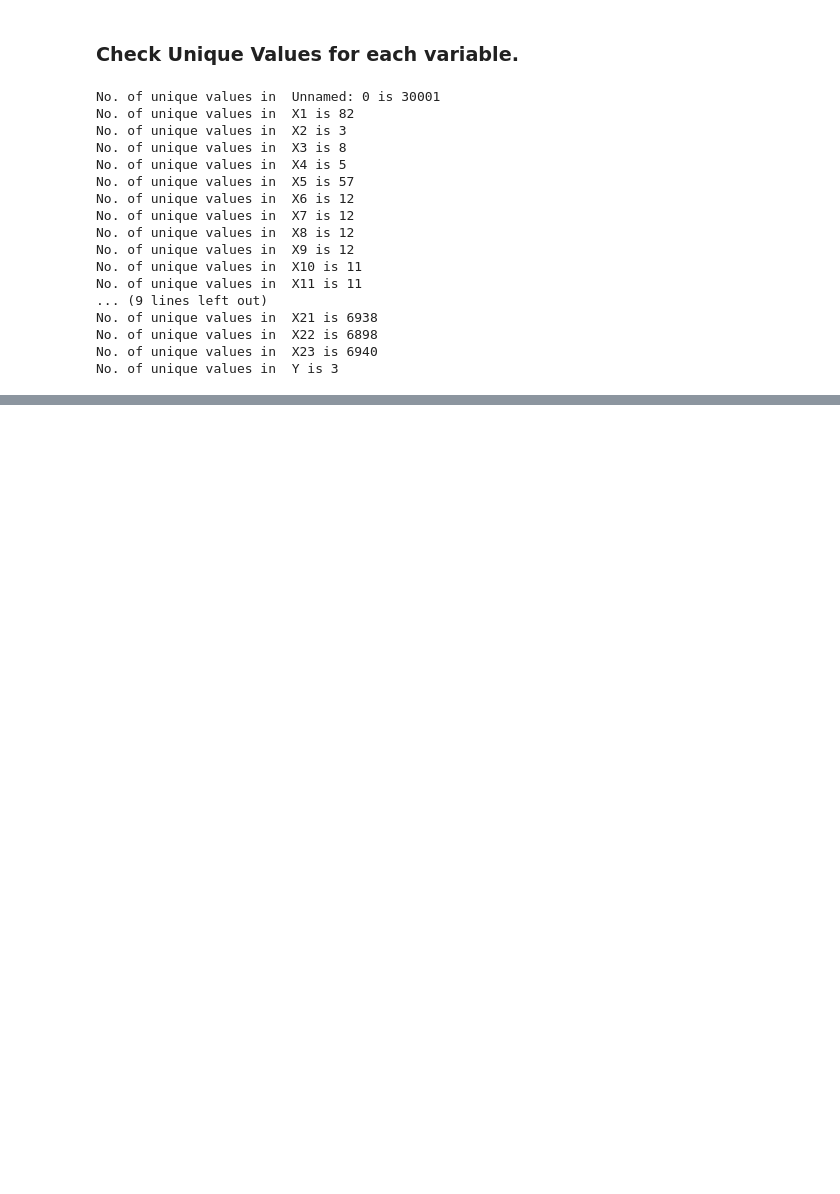
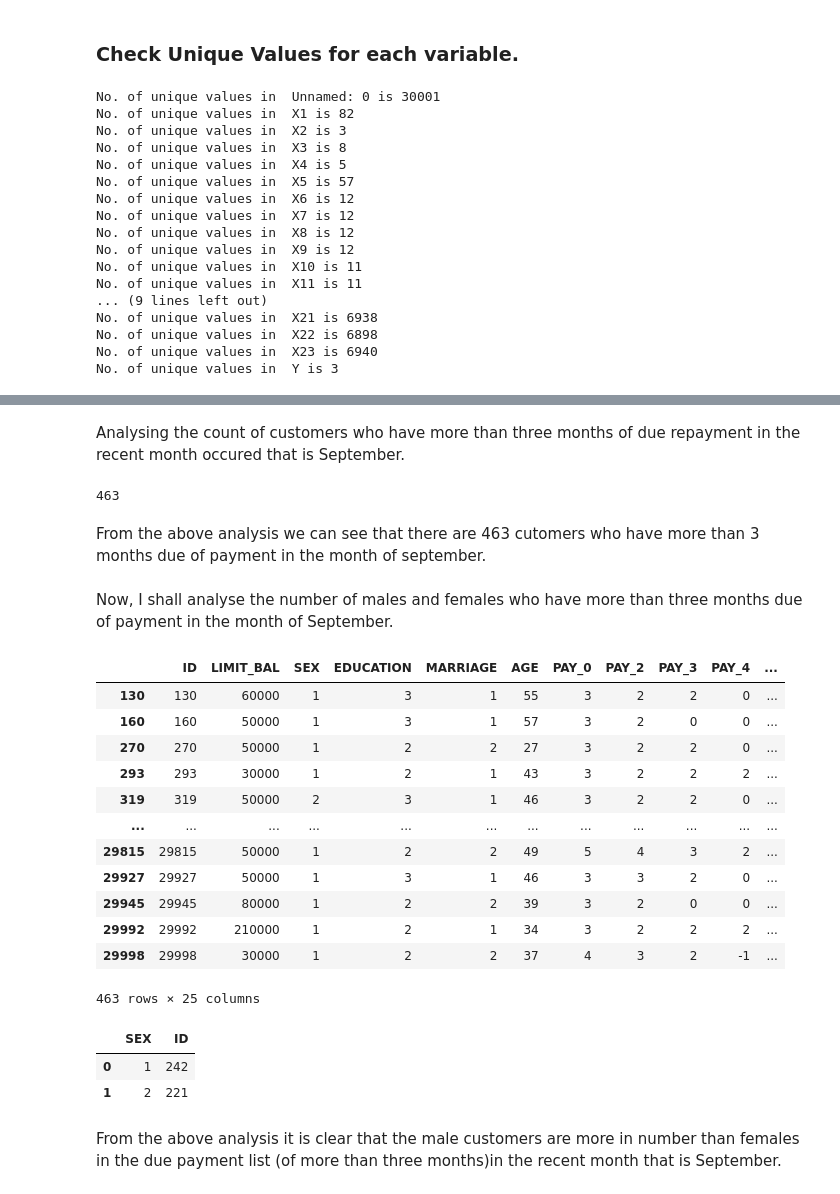
Before and after one commit to 1991Ab/Capstone-Project-3-Credit-Card-Default-Prediction, a Jupyter notebook: DefaultCreditCcard_Individual.ipynb, the cells around one changed output, grey strips where cells are left out. Saved outputs shown, nothing was run; the diff lists cells and outputs as text; code cells hidden in the pictures; blank space fills up the shorter version.

```diff
--- a/DefaultCreditCcard_Individual.ipynb
+++ b/DefaultCreditCcard_Individual.ipynb
@@ -284,0 +304,35 @@ No. of unique values in  Y is 3
+# %% [markdown]
+Analysing the count of customers who have more than three months of due repayment in the recent month occured that is September.
+# %%
+len(df[df["PAY_0"] >=3])
+# %% [output]
+463
+# %% [markdown]
+From the above analysis we can see that there are 463 cutomers who have more than 3 months due of payment in the month of september.
+# %% [markdown]
+Now, I shall analyse the number of males and females who have more than three months due of payment in the month of September.
+# %%
+due_september=df[df["PAY_0"]>=3]
+due_september
+# %% [output]
+|  | ID | LIMIT_BAL | SEX | EDUCATION | MARRIAGE | AGE | PAY_0 | PAY_2 | PAY_3 | PAY_4 | ... |
+| 130 | 130 | 60000 | 1 | 3 | 1 | 55 | 3 | 2 | 2 | 0 | ... |
+| 160 | 160 | 50000 | 1 | 3 | 1 | 57 | 3 | 2 | 0 | 0 | ... |
+| 270 | 270 | 50000 | 1 | 2 | 2 | 27 | 3 | 2 | 2 | 0 | ... |
+| 293 | 293 | 30000 | 1 | 2 | 1 | 43 | 3 | 2 | 2 | 2 | ... |
+| 319 | 319 | 50000 | 2 | 3 | 1 | 46 | 3 | 2 | 2 | 0 | ... |
+| ... | ... | ... | ... | ... | ... | ... | ... | ... | ... | ... | ... |
+| 29815 | 29815 | 50000 | 1 | 2 | 2 | 49 | 5 | 4 | 3 | 2 | ... |
+| 29927 | 29927 | 50000 | 1 | 3 | 1 | 46 | 3 | 3 | 2 | 0 | ... |
+| 29945 | 29945 | 80000 | 1 | 2 | 2 | 39 | 3 | 2 | 0 | 0 | ... |
+| 29992 | 29992 | 210000 | 1 | 2 | 1 | 34 | 3 | 2 | 2 | 2 | ... |
+| 29998 | 29998 | 30000 | 1 | 2 | 2 | 37 | 4 | 3 | 2 | -1 | ... |
+463 rows × 25 columns
+# %%
+due_september.groupby("SEX")["ID"].count().reset_index()
+# %% [output]
+|  | SEX | ID |
+| 0 | 1 | 242 |
+| 1 | 2 | 221 |
+# %% [markdown]
+From the above analysis it is clear  that the male customers are more in number than females in the due payment list (of more than three months)in the recent month that is September.
```
Also changed, not shown: parts of 4 cells of this notebook.
